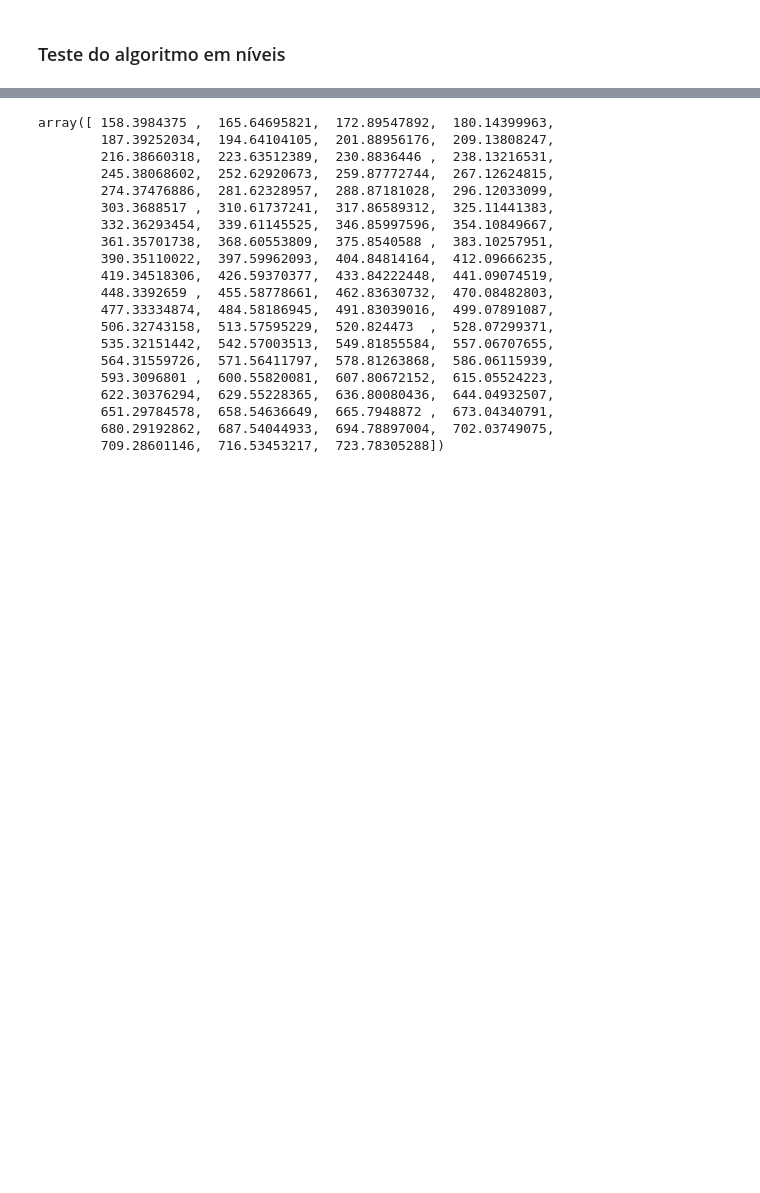
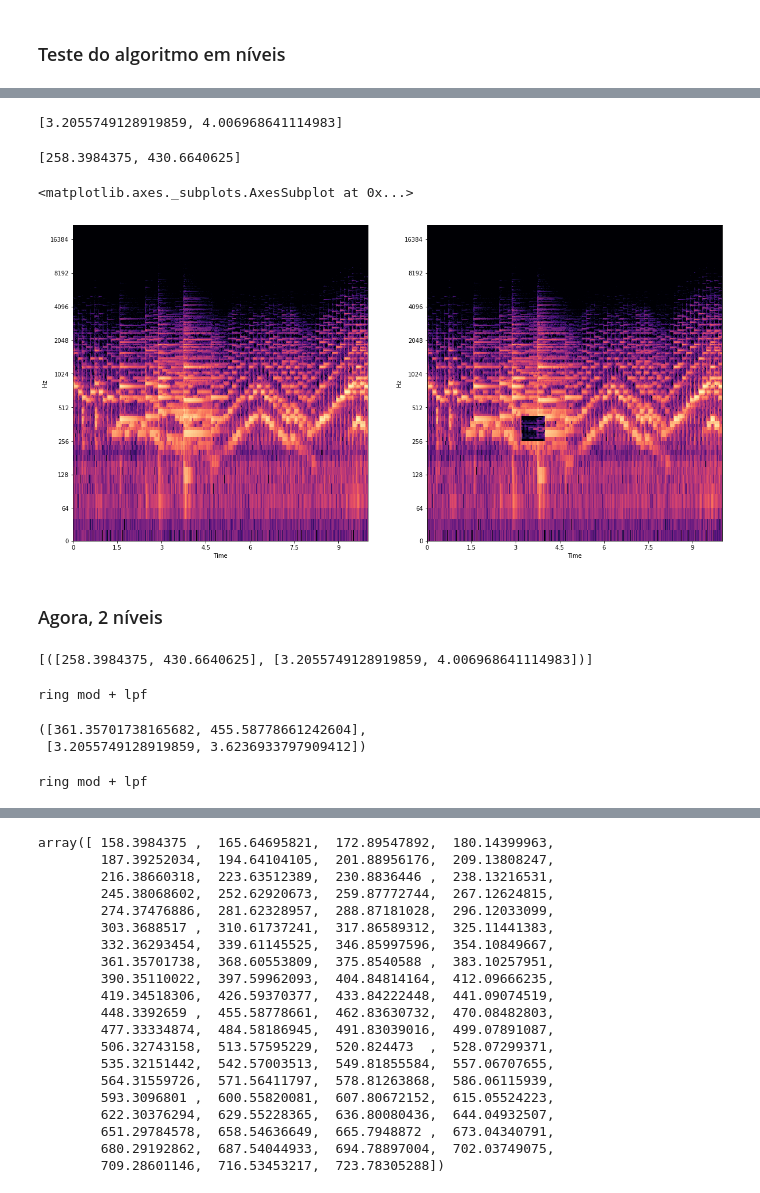
Before and after one commit to nicolasfigueiredo/integration, a Jupyter notebook: notebooks/loop_tests.ipynb, the cells around one changed output, grey strips where cells are left out. Saved outputs shown, nothing was run; the diff lists cells and outputs as text; code cells hidden in the pictures; blank space fills up the shorter version.

```diff
--- a/notebooks/loop_tests.ipynb
+++ b/notebooks/loop_tests.ipynb
@@ -60,6 +58,8 @@ time_span = [0,len(y)/sr]
 # %%
+x_axis, y_axis = stft_zoom.get_axes_values(sr, 0, time_span, spec.shape)
+
 indices, original_shape = detect_musical_regions.detect_musical_regions(model, spec, mode='threshold', pct_or_threshold=0.8)
-x_size = original_shape[1]
+indices = [indices[0]]
 
-freq_ranges, time_ranges = detect_musical_regions.kernel_to_ranges(time_span, x_size)
-to_be_refined = detect_musical_regions.musical_regions_to_ranges(indices, original_shape, freq_ranges, time_ranges)
+# freq_ranges, time_ranges = detect_musical_regions.kernel_to_ranges(time_span, x_size)
+to_be_refined = detect_musical_regions.musical_regions_to_ranges(indices, original_shape, x_axis, y_axis, kernel)
@@ -93,0 +82,30 @@ ring mod + lpf
+# %%
+spec_img = PIL.Image.fromarray(spec).resize((spec.shape[1], 2049))
+
+for subregion in refined_subregions[:]:
+    t_r = subregion[3]
+    f_r = subregion[4]
+    spec_img = detect_musical_regions.insert_zoom(spec_img, subregion[0], t_r, f_r, spec.shape[1])
+
+multires_spec = np.asarray(spec_img)
+# %%
+t_r
+# %% [output]
+[3.2055749128919859, 4.006968641114983]
+# %%
+f_r
+# %% [output]
+[258.3984375, 430.6640625]
+# %%
+plt.figure(figsize=[20,10])
+
+plt.subplot(1,2,1)
+librosa.display.specshow(librosa.amplitude_to_db(spec, ref=np.max), y_axis='log', x_axis='time', sr=sr)
+
+plt.subplot(1,2,2)
+librosa.display.specshow(librosa.amplitude_to_db(multires_spec, ref=np.max), y_axis='log', x_axis='time', sr=sr)
+# %% [output]
+<matplotlib.axes._subplots.AxesSubplot at 0x...>
+[figure, added]
+# %% [markdown]
+### Agora, 2 níveis
@@ -94,3 +128,18 @@ ring mod + lpf
+# %%
+to_be_refined
+# %% [output]
+[([258.3984375, 430.6640625], [3.2055749128919859, 4.006968641114983])]
+# %%
+refined_subregions = []
+
+for subregion in to_be_refined:
+
+    freq_range = subregion[0]
+    time_range = subregion[1]
+    spec_zoom, x_axis, y_axis, new_sr, window_size, hop_size = stft_zoom.stft_zoom(y, freq_range, time_range, sr=sr, original_window_size=n_fft, k=3)
+    refined_subregions.append([spec_zoom, x_axis, y_axis, time_range, freq_range, new_sr, window_size, hop_size])
+# %% [output]
+ring mod + lpf
 # %%
 # Fazer detecção de subsubregiões interessantes em cada subregião interessante (mas depois generalizar para que
 # possamos passar o número de níveis como parâmetro...):
@@ -111,0 +162,21 @@ for subregion in refined_subregions[:1]:
+# %%
+to_be_further_refined[0]
+# %% [output]
+([361.35701738165682, 455.58778661242604],
+ [3.2055749128919859, 3.6236933797909412])
+# %%
+# Depois nos preocupamos com a estrutura de dados. Por enquanto, enfileirar todas as matrizes em uma lista e pronto.
+refined_refined_subregions = []
+k=6
+sr=44100
+hop_size=512
+n_fft=2048
+
+for subregion in to_be_further_refined[:1]:
+
+    freq_range = subregion[0]
+    time_range = subregion[1]
+    spec_zoom, x_axis, y_axis, new_sr, window_size, hop_size = stft_zoom.stft_zoom(y, freq_range, time_range, sr=sr, original_window_size=n_fft, k=6)
+    refined_refined_subregions.append([spec_zoom, x_axis, y_axis, time_range, freq_range, new_sr, window_size, hop_size])
+# %% [output]
+ring mod + lpf
```
Also changed, not shown: parts of 21 cells of this notebook, 3 other files.
